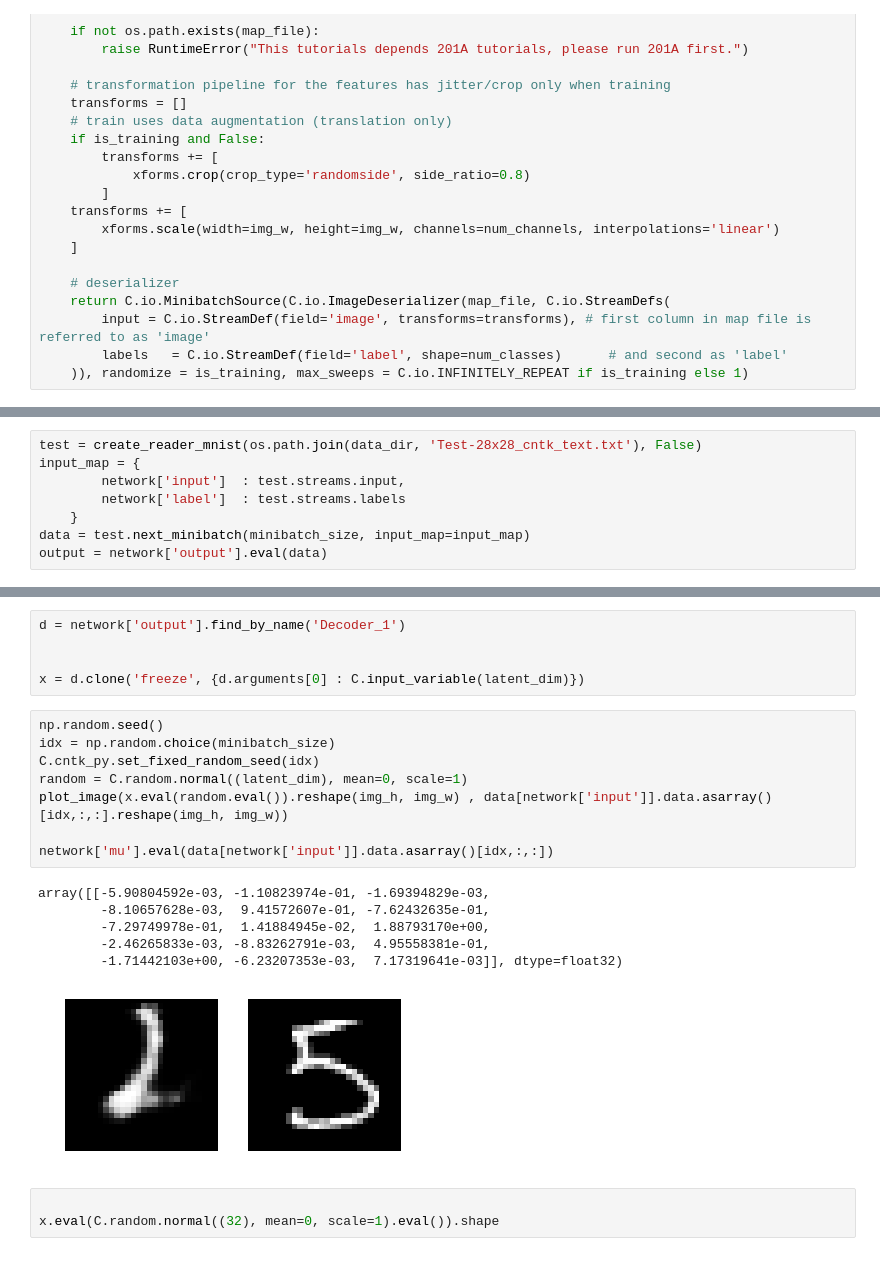
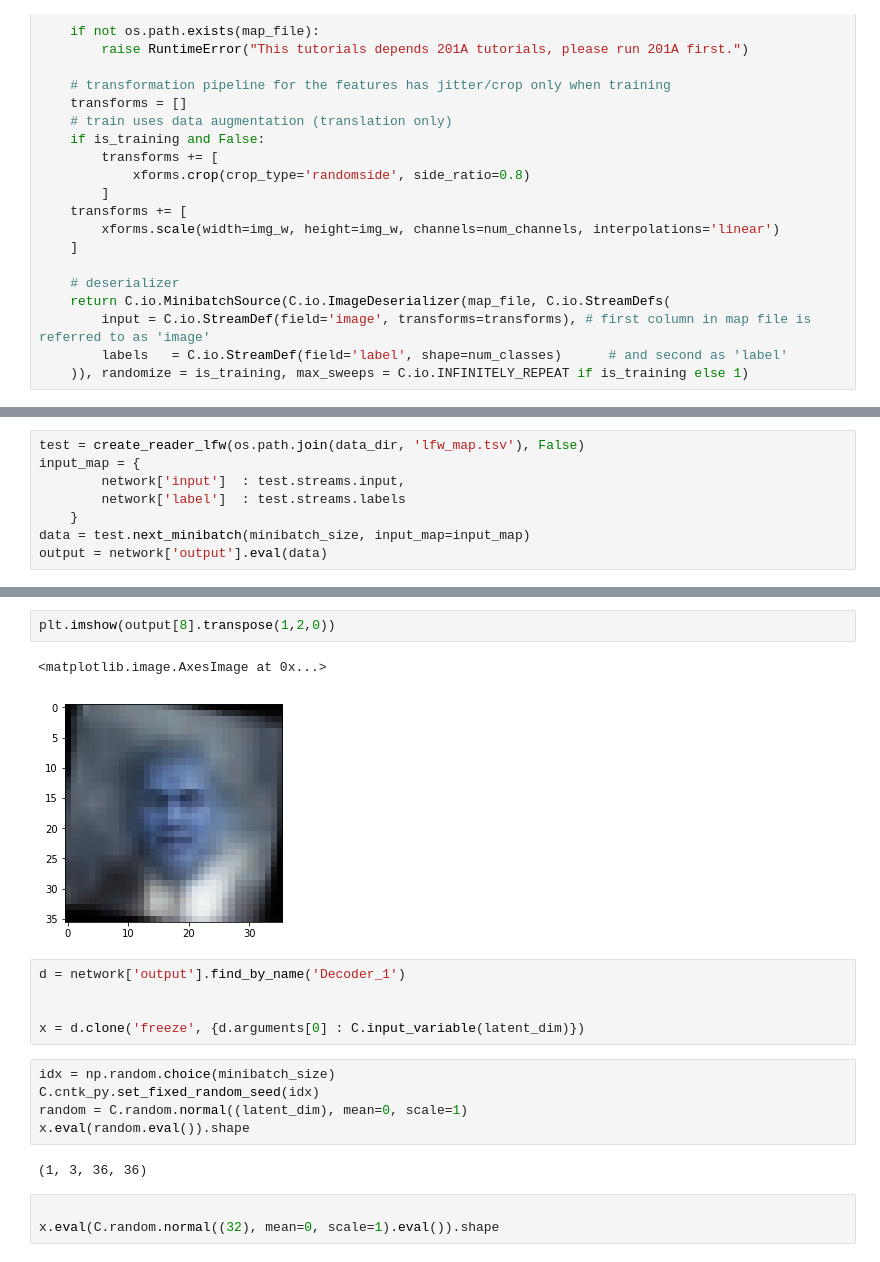
Before and after one commit to kumaran-5555/ML, a Jupyter notebook: Courses/DeepLearning/Notebooks/Conv_Face_VAE.ipynb, the cells around one changed output, grey strips where cells are left out. Drawn from its saved outputs; the diff is of its cells as text.

```diff
--- a/Courses/DeepLearning/Notebooks/Conv_Face_VAE.ipynb
+++ b/Courses/DeepLearning/Notebooks/Conv_Face_VAE.ipynb
@@ -339,5 +311,5 @@ Learning rate per 1 samples: 3e-05
 # %%
-test = create_reader_mnist(os.path.join(data_dir, 'Test-28x28_cntk_text.txt'), False)
+test = create_reader_lfw(os.path.join(data_dir, 'lfw_map.tsv'), False)
 input_map = {
         network['input']  : test.streams.input,
         network['label']  : test.streams.labels
@@ -355,23 +337,20 @@ plot_image(in_img, out_img)
+# %%
+plt.imshow(output[8].transpose(1,2,0))
+# %% [output]
+<matplotlib.image.AxesImage at 0x...>
+[figure, added]
 # %%
 d = network['output'].find_by_name('Decoder_1')
 
 
 x = d.clone('freeze', {d.arguments[0] : C.input_variable(latent_dim)})
 # %%
-np.random.seed()
 idx = np.random.choice(minibatch_size)
 C.cntk_py.set_fixed_random_seed(idx)
 random = C.random.normal((latent_dim), mean=0, scale=1)
-plot_image(x.eval(random.eval()).reshape(img_h, img_w) , data[network['input']].data.asarray()[idx,:,:].reshape(img_h, img_w))
-
-network['mu'].eval(data[network['input']].data.asarray()[idx,:,:])
+x.eval(random.eval()).shape
 # %% [output]
-array([[-5.90804592e-03, -1.10823974e-01, -1.69394829e-03,
-        -8.10657628e-03,  9.41572607e-01, -7.62432635e-01,
-        -7.29749978e-01,  1.41884945e-02,  1.88793170e+00,
-        -2.46265833e-03, -8.83262791e-03,  4.95558381e-01,
-        -1.71442103e+00, -6.23207353e-03,  7.17319641e-03]], dtype=float32)
+(1, 3, 36, 36)
-[figure, removed]
 # %%
 
 x.eval(C.random.normal((32), mean=0, scale=1).eval()).shape
```
Also changed, not shown: parts of 11 cells of this notebook.
